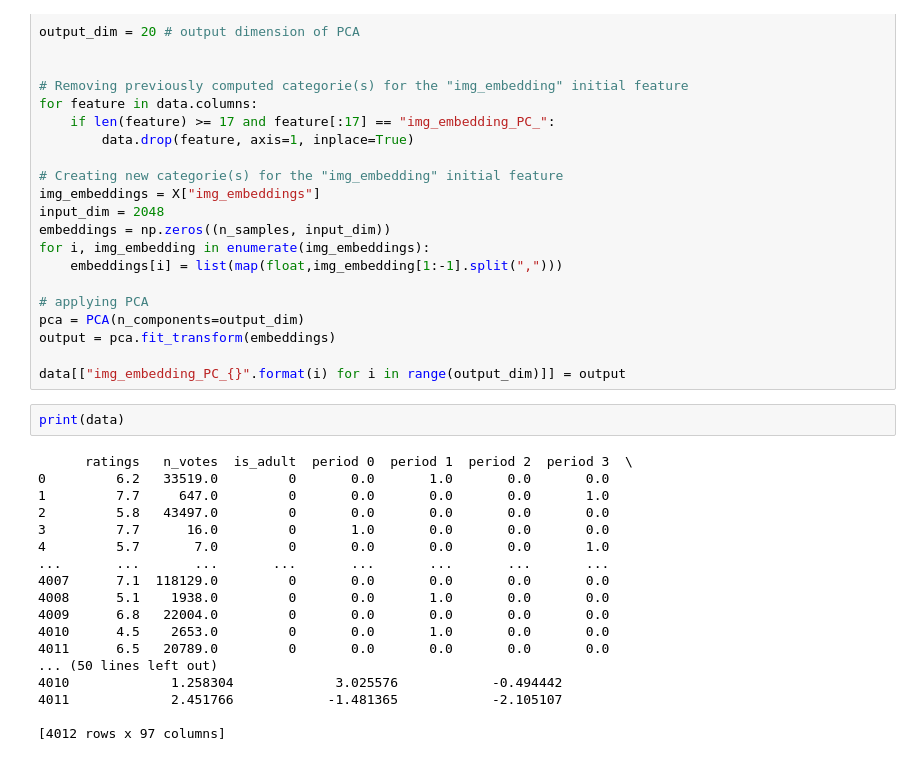
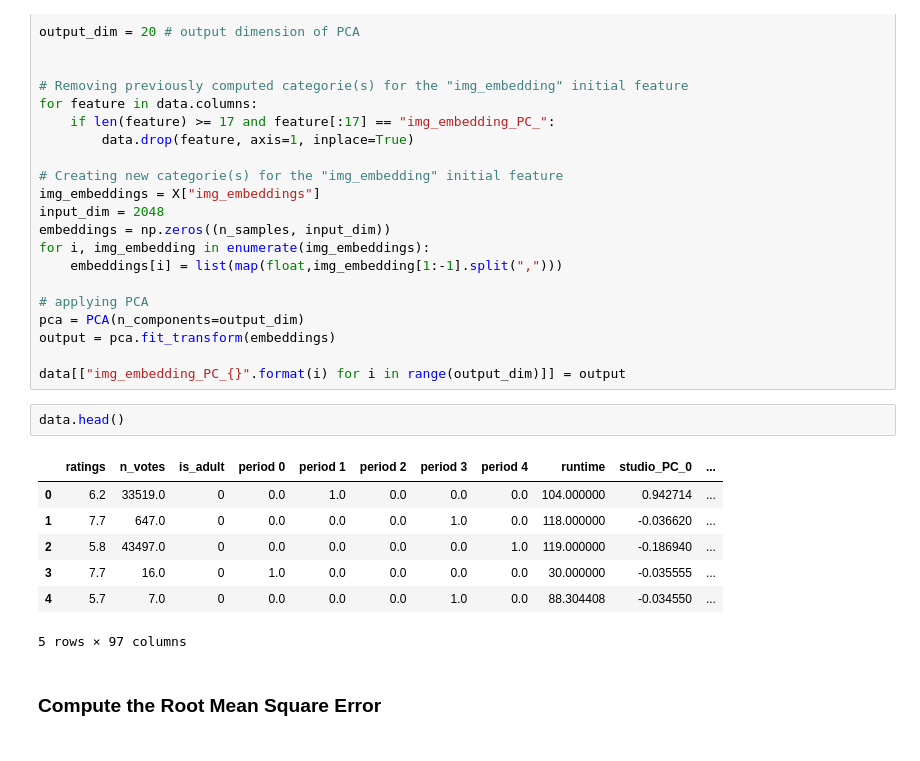
Before and after one commit to robinp12/Machine-Learning-Project-Predicting-a-film-s-gross-revenue, a Jupyter notebook: P1.ipynb, the cells around one changed output. Cells and saved outputs as stored; diff of their text form.

```diff
--- a/P1.ipynb
+++ b/P1.ipynb
@@ -223,23 +215,15 @@ pca = PCA(n_components=output_dim)
 output = pca.fit_transform(embeddings)
 
 data[["img_embedding_PC_{}".format(i) for i in range(output_dim)]] = output
-# %%
-print(data)
-# %% [output]
-      ratings   n_votes  is_adult  period 0  period 1  period 2  period 3  \
-0         6.2   33519.0         0       0.0       1.0       0.0       0.0
-1         7.7     647.0         0       0.0       0.0       0.0       1.0
-2         5.8   43497.0         0       0.0       0.0       0.0       0.0
-3         7.7      16.0         0       1.0       0.0       0.0       0.0
-4         5.7       7.0         0       0.0       0.0       0.0       1.0
-...       ...       ...       ...       ...       ...       ...       ...
-4007      7.1  118129.0         0       0.0       0.0       0.0       0.0
-4008      5.1    1938.0         0       0.0       1.0       0.0       0.0
-4009      6.8   22004.0         0       0.0       0.0       0.0       0.0
-4010      4.5    2653.0         0       0.0       1.0       0.0       0.0
-4011      6.5   20789.0         0       0.0       0.0       0.0       0.0
-... (50 lines left out)
-4010             1.258304             3.025576            -0.494442
-4011             2.451766            -1.481365            -2.105107
-
-[4012 rows x 97 columns]
+# %%
+data.head()
+# %% [output]
+|  | ratings | n_votes | is_adult | period 0 | period 1 | period 2 | period 3 | period 4 | runtime | studio_PC_0 | ... |
+| 0 | 6.2 | 33519.0 | 0 | 0.0 | 1.0 | 0.0 | 0.0 | 0.0 | 104.000000 | 0.942714 | ... |
+| 1 | 7.7 | 647.0 | 0 | 0.0 | 0.0 | 0.0 | 1.0 | 0.0 | 118.000000 | -0.036620 | ... |
+| 2 | 5.8 | 43497.0 | 0 | 0.0 | 0.0 | 0.0 | 0.0 | 1.0 | 119.000000 | -0.186940 | ... |
+| 3 | 7.7 | 16.0 | 0 | 1.0 | 0.0 | 0.0 | 0.0 | 0.0 | 30.000000 | -0.035555 | ... |
+| 4 | 5.7 | 7.0 | 0 | 0.0 | 0.0 | 0.0 | 1.0 | 0.0 | 88.304408 | -0.034550 | ... |
+5 rows × 97 columns
+# %% [markdown]
+### Compute the Root Mean Square Error
```
Also changed, not shown: parts of 13 cells of this notebook.
